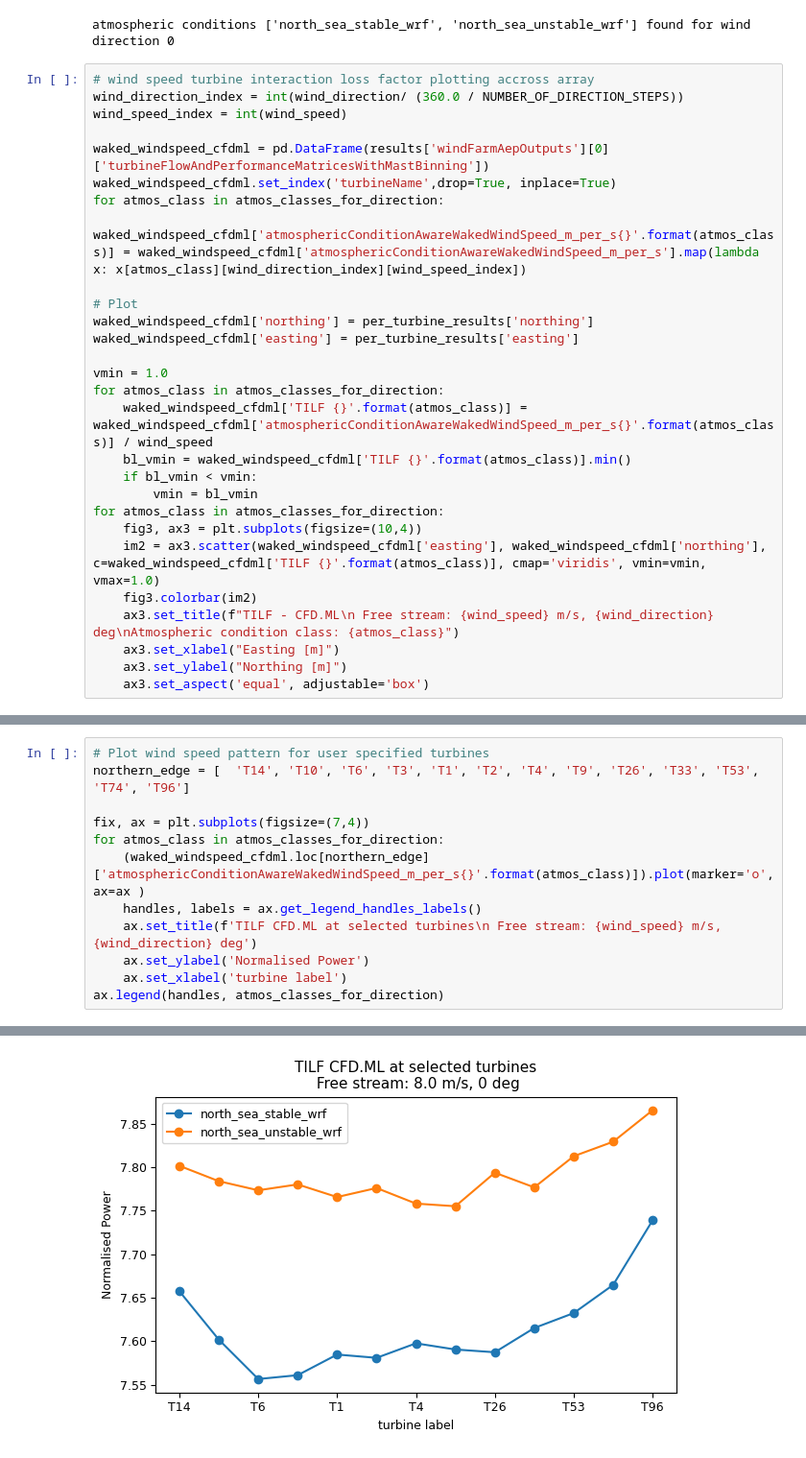
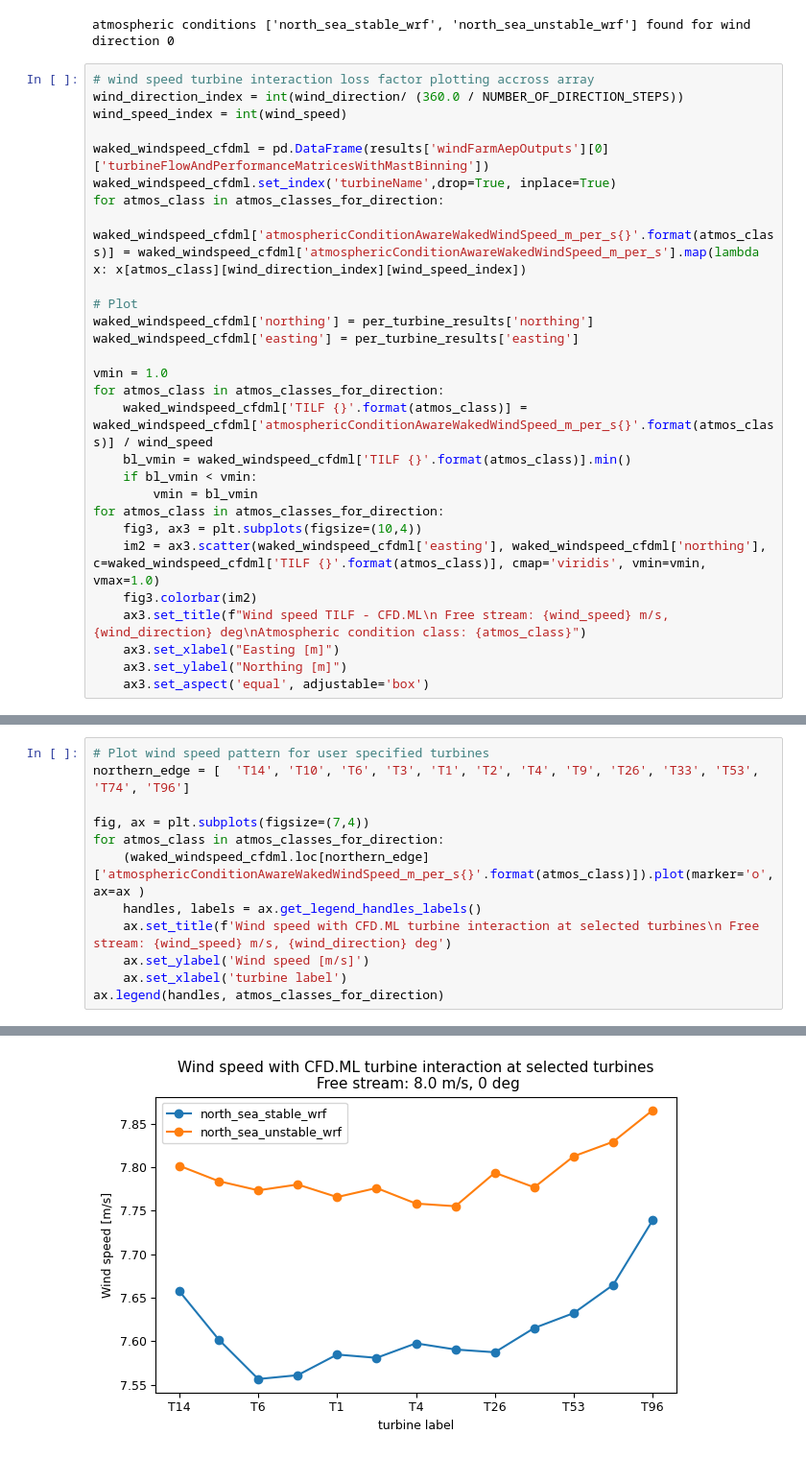
Before and after one commit to dnv-opensource/WindFarmer-automation, a Jupyter notebook: Examples/WebApi/CFDMLv2/cfdml_v2_calculator.ipynb, the cells around one changed output, grey strips where cells are left out. Shown at 96% size. Saved outputs shown, nothing was run; the diff lists cells and outputs as text.

```diff
--- a/Examples/WebApi/CFDMLv2/cfdml_v2_calculator.ipynb
+++ b/Examples/WebApi/CFDMLv2/cfdml_v2_calculator.ipynb
@@ -422,7 +422,7 @@ for atmos_class in atmos_classes_for_direction:
     fig3, ax3 = plt.subplots(figsize=(10,4))
     im2 = ax3.scatter(waked_windspeed_cfdml['easting'], waked_windspeed_cfdml['northing'], c=waked_windspeed_cfdml['TILF {}'.format(atmos_class)], cmap='viridis', vmin=vmin, vmax=1.0)
     fig3.colorbar(im2)
-    ax3.set_title(f"TILF - CFD.ML\n Free stream: {wind_speed} m/s, {wind_direction} deg\nAtmospheric condition class: {atmos_class}")
+    ax3.set_title(f"Wind speed TILF - CFD.ML\n Free stream: {wind_speed} m/s, {wind_direction} deg\nAtmospheric condition class: {atmos_class}")
     ax3.set_xlabel("Easting [m]")
     ax3.set_ylabel("Northing [m]")
     ax3.set_aspect('equal', adjustable='box')
@@ -432,15 +432,15 @@ for atmos_class in atmos_classes_for_direction:
 # %%
 # Plot wind speed pattern for user specified turbines
 northern_edge = [  'T14', 'T10', 'T6', 'T3', 'T1', 'T2', 'T4', 'T9', 'T26', 'T33', 'T53', 'T74', 'T96']
 
-fix, ax = plt.subplots(figsize=(7,4))
+fig, ax = plt.subplots(figsize=(7,4))
 for atmos_class in atmos_classes_for_direction:
     (waked_windspeed_cfdml.loc[northern_edge]['atmosphericConditionAwareWakedWindSpeed_m_per_s{}'.format(atmos_class)]).plot(marker='o', ax=ax )
     handles, labels = ax.get_legend_handles_labels()
-    ax.set_title(f'TILF CFD.ML at selected turbines\n Free stream: {wind_speed} m/s, {wind_direction} deg')
-    ax.set_ylabel('Normalised Power')
+    ax.set_title(f'Wind speed with CFD.ML turbine interaction at selected turbines\n Free stream: {wind_speed} m/s, {wind_direction} deg')
+    ax.set_ylabel('Wind speed [m/s]')
     ax.set_xlabel('turbine label')
 ax.legend(handles, atmos_classes_for_direction)
 # %% [output]
 <matplotlib.legend.Legend at 0x...>
-[figure, old version]
+[figure, new version]
```
Also changed, not shown: parts of 1 cell of this notebook, 1 other file.
